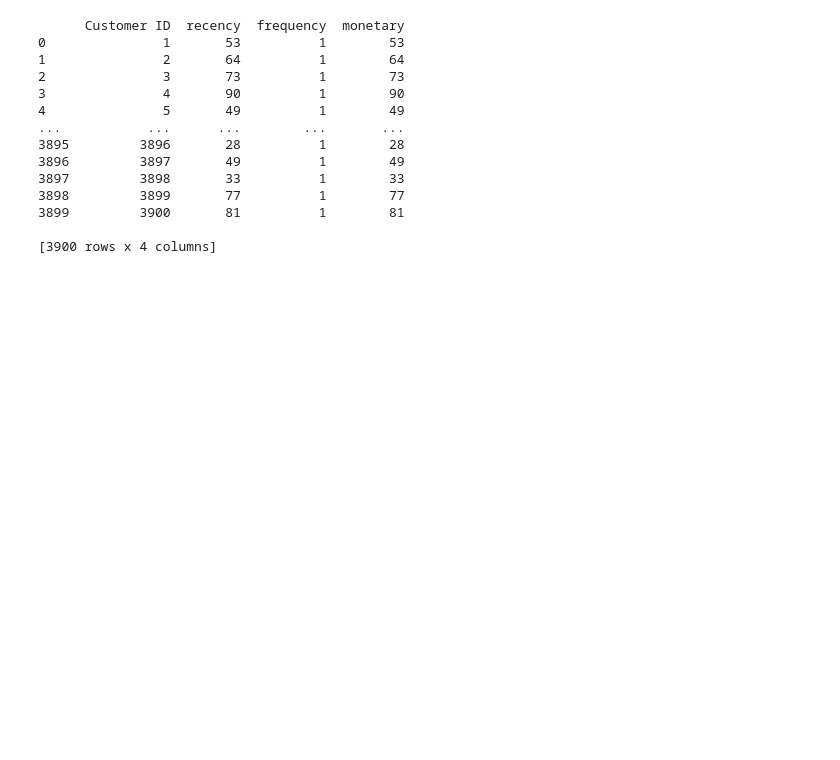
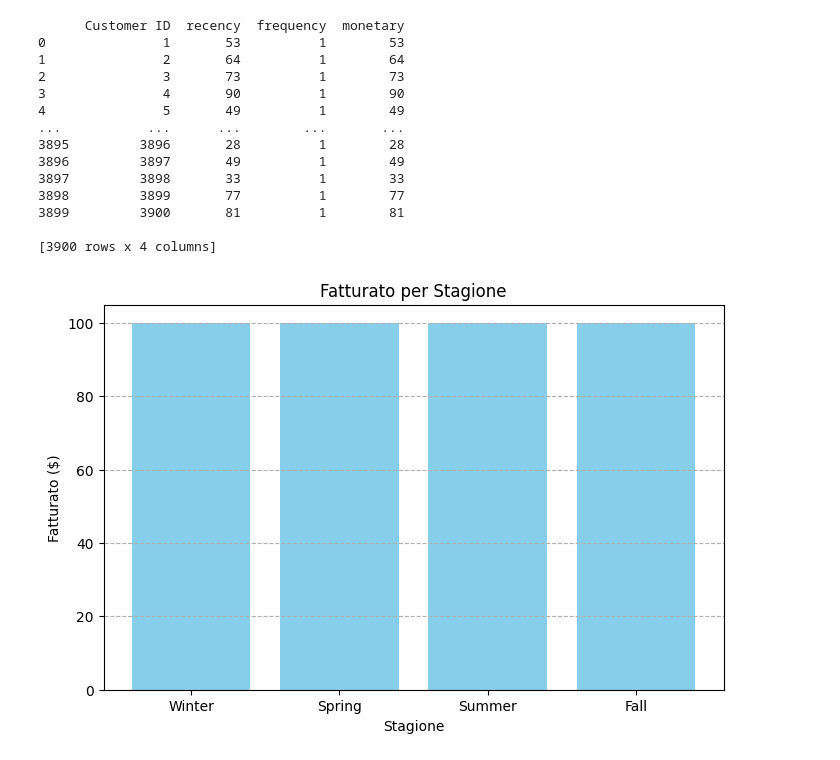
Before and after one commit to alessiaperrone03/shopping_trends_analysis, a Jupyter notebook: notebooks/advanced_analysis.ipynb, the cells around one changed output. Cells and saved outputs as stored; diff of their text form; code cells hidden in the pictures; blank space fills up the shorter version.

```diff
--- a/notebooks/advanced_analysis.ipynb
+++ b/notebooks/advanced_analysis.ipynb
@@ -224,3 +224,20 @@ print(rfm_df)
 3899         3900       81          1        81
 
 [3900 rows x 4 columns]
+# %%
+import pandas as pd
+import matplotlib.pyplot as plt
+
+# Supponiamo che 'df_seasonal_revenue' contenga i dati estratti dalla query SQL
+# df_seasonal_revenue = pd.read_sql('QUERY SQL', connection)
+
+# Creiamo un grafico a barre per visualizzare il fatturato per stagione
+plt.figure(figsize=(8, 5))
+plt.bar(df['Season'], df['Purchase Amount (USD)'], color='skyblue')
+plt.title('Fatturato per Stagione')
+plt.xlabel('Stagione')
+plt.ylabel('Fatturato ($)')
+plt.grid(axis='y', linestyle='--')
+plt.show()
+# %% [output]
+[figure, added]
```
